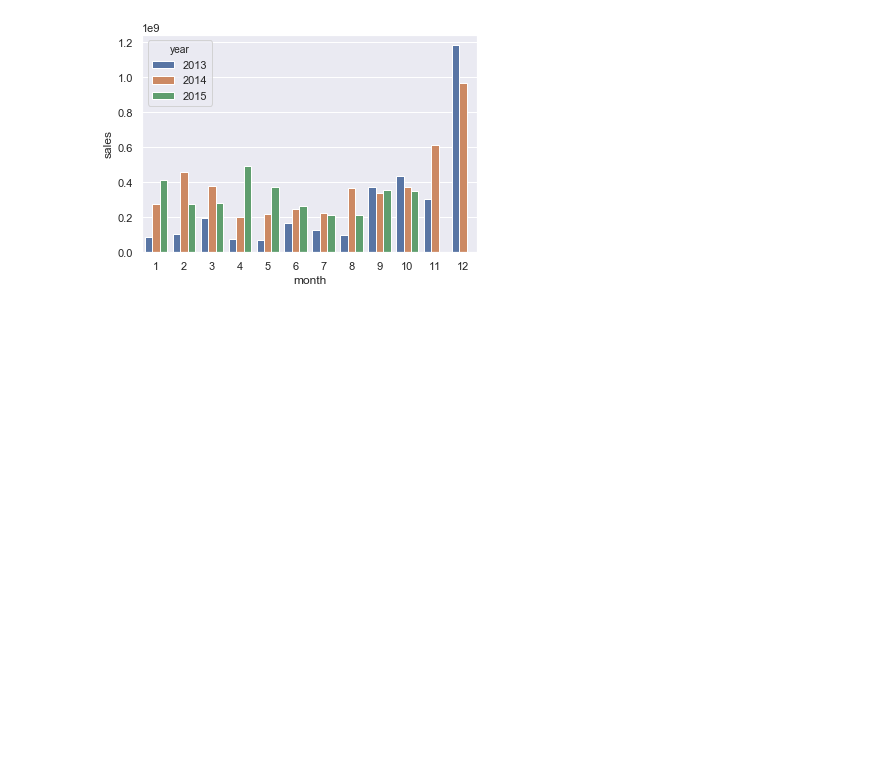
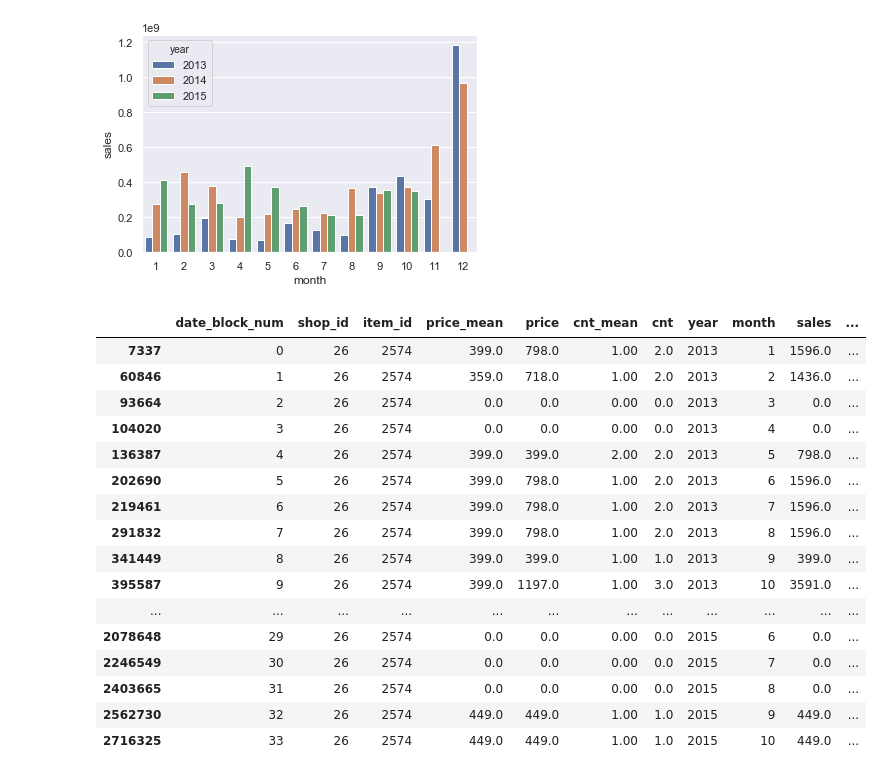
Before and after one commit to Bounty1993/ML-scripts, a Jupyter notebook: future_sales.ipynb, the cells around one changed output. Cells and saved outputs as stored; diff of their text form; code cells hidden in the pictures; blank space fills up the shorter version.

```diff
--- a/future_sales.ipynb
+++ b/future_sales.ipynb
@@ -247,3 +247,26 @@ sns.barplot(x='month', y='sales', hue='year', data=temp)
 # %% [output]
 <matplotlib.axes._subplots.AxesSubplot at 0x...>
 [figure]
+# %%
+all_train['lag_price'] = all_train.sort_values('date_block_num').groupby(['shop_id', 'item_id'])['price'].shift(1)
+all_train['lag_cnt'] = all_train.sort_values('date_block_num').groupby(['shop_id', 'item_id'])['cnt'].shift(1)
+# %%
+all_train.loc[(all_train['item_id'] == 2574) & (all_train['shop_id'] == 26)]
+# %% [output]
+|  | date_block_num | shop_id | item_id | price_mean | price | cnt_mean | cnt | year | month | sales | ... |
+| 7337 | 0 | 26 | 2574 | 399.0 | 798.0 | 1.00 | 2.0 | 2013 | 1 | 1596.0 | ... |
+| 60846 | 1 | 26 | 2574 | 359.0 | 718.0 | 1.00 | 2.0 | 2013 | 2 | 1436.0 | ... |
+| 93664 | 2 | 26 | 2574 | 0.0 | 0.0 | 0.00 | 0.0 | 2013 | 3 | 0.0 | ... |
+| 104020 | 3 | 26 | 2574 | 0.0 | 0.0 | 0.00 | 0.0 | 2013 | 4 | 0.0 | ... |
+| 136387 | 4 | 26 | 2574 | 399.0 | 399.0 | 2.00 | 2.0 | 2013 | 5 | 798.0 | ... |
+| 202690 | 5 | 26 | 2574 | 399.0 | 798.0 | 1.00 | 2.0 | 2013 | 6 | 1596.0 | ... |
+| 219461 | 6 | 26 | 2574 | 399.0 | 798.0 | 1.00 | 2.0 | 2013 | 7 | 1596.0 | ... |
+| 291832 | 7 | 26 | 2574 | 399.0 | 798.0 | 1.00 | 2.0 | 2013 | 8 | 1596.0 | ... |
+| 341449 | 8 | 26 | 2574 | 399.0 | 399.0 | 1.00 | 1.0 | 2013 | 9 | 399.0 | ... |
+| 395587 | 9 | 26 | 2574 | 399.0 | 1197.0 | 1.00 | 3.0 | 2013 | 10 | 3591.0 | ... |
+| ... | ... | ... | ... | ... | ... | ... | ... | ... | ... | ... | ... |
+| 2078648 | 29 | 26 | 2574 | 0.0 | 0.0 | 0.00 | 0.0 | 2015 | 6 | 0.0 | ... |
+| 2246549 | 30 | 26 | 2574 | 0.0 | 0.0 | 0.00 | 0.0 | 2015 | 7 | 0.0 | ... |
+| 2403665 | 31 | 26 | 2574 | 0.0 | 0.0 | 0.00 | 0.0 | 2015 | 8 | 0.0 | ... |
+| 2562730 | 32 | 26 | 2574 | 449.0 | 449.0 | 1.00 | 1.0 | 2015 | 9 | 449.0 | ... |
+| 2716325 | 33 | 26 | 2574 | 449.0 | 449.0 | 1.00 | 1.0 | 2015 | 10 | 449.0 | ... |
```
